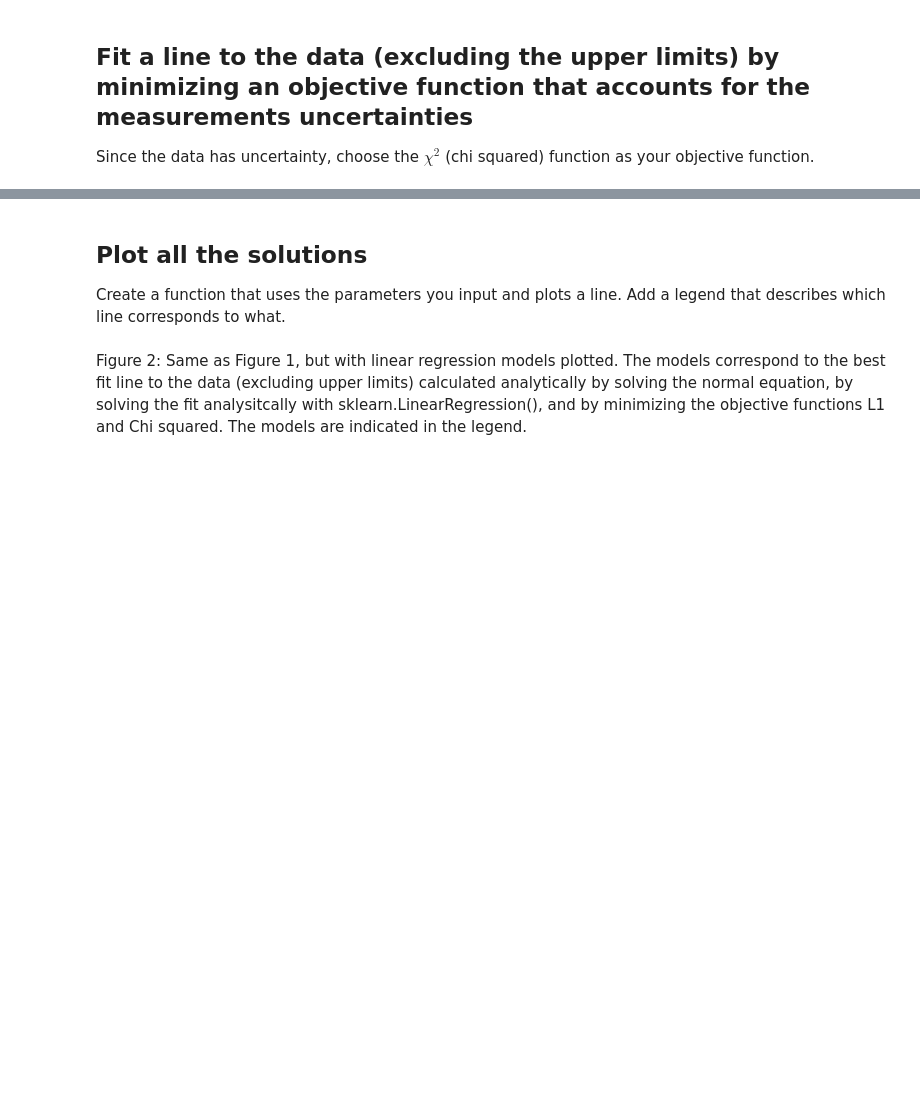
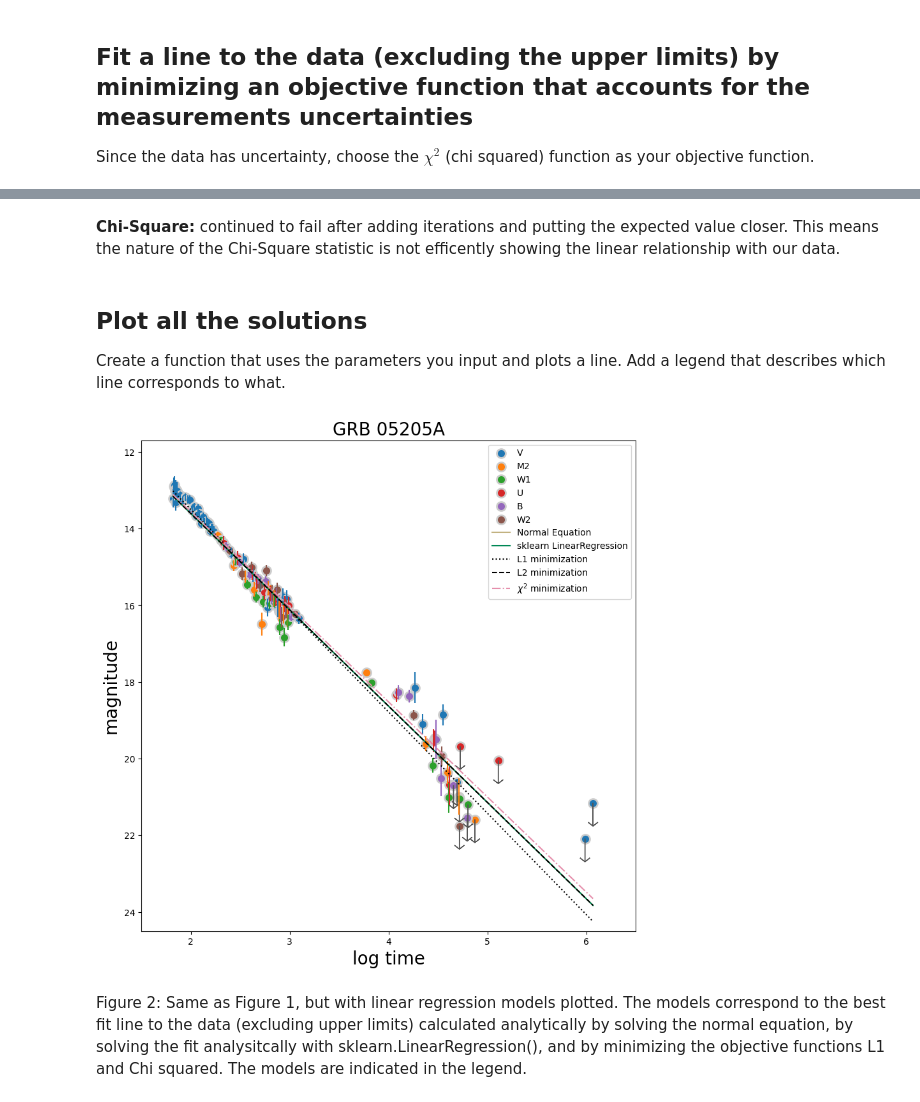
Before and after one commit to ASBRUC/DSPS_ABruce, a Jupyter notebook: HW5/fitlinetogrbafterglow_mcmc_instructions_dsps25.ipynb, the cells around one changed output, grey strips where cells are left out. Cells and saved outputs as stored; diff of their text form; code cells hidden in the pictures; blank space fills up the shorter version.

```diff
--- a/HW5/fitlinetogrbafterglow_mcmc_instructions_dsps25.ipynb
+++ b/HW5/fitlinetogrbafterglow_mcmc_instructions_dsps25.ipynb
@@ -296,15 +302,16 @@ Since the data has uncertainty, choose the $\chi^2$ (chi squared) function as yo
 # %%
 def chi2(args, x, y, s):
     a, b = args
-    return sum((y - line(x, b, a))**2 / s**2)
+    return sum((y - line(a, b, x))**2 / s**2)
 
 x = grbAGnouplim.logtime.values
 y = grbAGnouplim.mag.values
 s = grbAGnouplim.magerr.values
 
-initialGuess = (10, 1)
+initialGuess = (10, 1) #Made closer to expected value because failing the minimize
 
-chi2Solution = minimize(chi2, initialGuess, args=(x, y, s))
+options = {'maxiter': 100} #Not succeed so trying more iterations as well -> did not help
+chi2Solution = minimize(chi2, initialGuess, args=(x, y, s), options = options)
 print(chi2Solution)
 print("")
 print("best fit parameters from the minimization of the chi squared: " +
@@ -312,3 +333,5 @@ print("best fit parameters from the minimization of the chi squared: " +
+# %% [markdown]
+**Chi-Square:** continued to fail after adding iterations and putting the expected value closer. This means the nature of the Chi-Square statistic is not efficently showing the linear relationship with our data.
 # %% [markdown]
 ## Plot all the solutions
 
@@ -334,33 +357,36 @@ plotline((theta_best[::-1]), grbAG.logtime.values,
          color='#'+colors[0],
          label="Normal Equation", ax=ax)
 
 #sklearn
 plotline((lr.coef_[1], lr.intercept_), grbAG.logtime,
          color='#'+colors[2], symbol='-',
          label="sklearn LinearRegression", ax=ax)
 
 #minimize L1
 plotline((l1Solution.x[::-1]), grbAG.logtime,
          symbol=':',
          label="L1 minimization", ax=ax)
 #minimize L2
 plotline((l2Solution.x[::-1]), grbAG.logtime,
          symbol='--',
          label="L2 minimization", ax=ax)
 #minimize chi2
 plotline((chi2Solution.x[::-1]), grbAG.logtime,
          color='#'+colors[3], symbol='-.',
          label=r"$\chi^2$ minimization", ax=ax)
 
 pl.legend()
 
 #with the LinearRegression object I can also do
 #pl.plot(grbAG.logtime, lr.predict(np.c_[np.ones((len(grbAG), 1)), grbAG.logtime]), 'k-')
 
 pl.ylim(24.5,11.7)
 pl.xlim(1.5, 6.5)
 pl.ylabel("magnitude", fontsize=20)
 pl.xlabel("log time", fontsize=20);
+pl.title("GRB 05205A", fontsize=20);
+# %% [output]
+[figure, added]
 # %% [markdown]
 Figure 2: Same as Figure 1, but with linear regression models plotted. The models correspond to the best fit line to the data (excluding upper limits) calculated analytically by solving the normal equation, by solving the fit analysitcally with sklearn.LinearRegression(), and by minimizing the objective functions L1 and Chi squared. The models are indicated in the legend.
 # %% [markdown]
```
Also changed, not shown: parts of 7 cells of this notebook.
